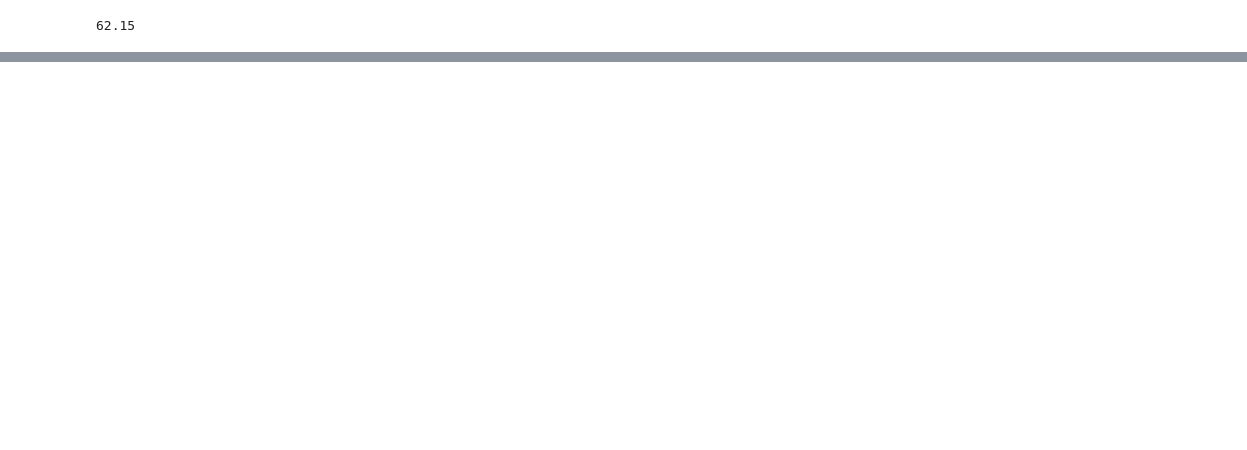
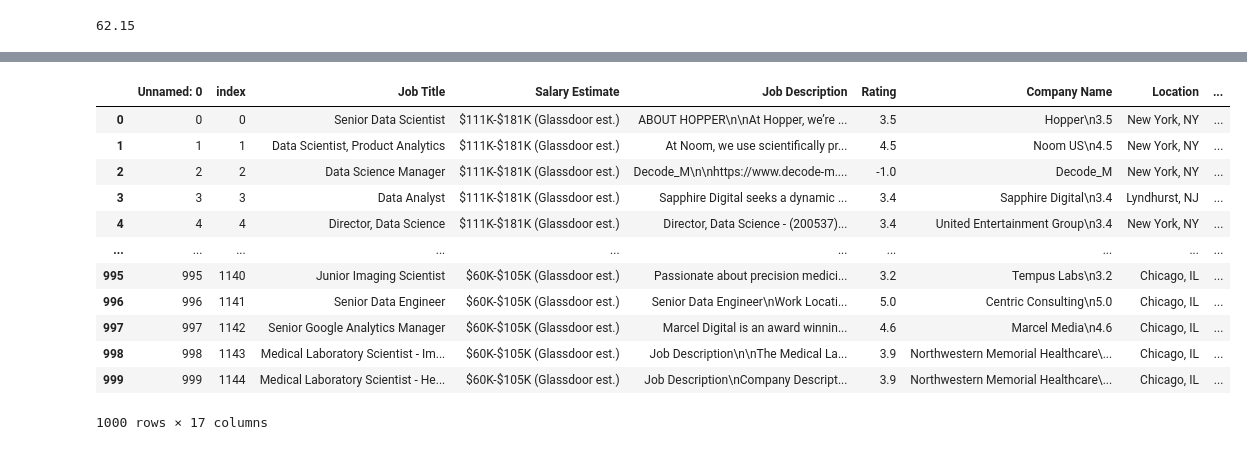
Before and after one commit to gaiakhouas/data_science_prediction_salary, a Jupyter notebook: index.ipynb, the cells around one changed output, grey strips where cells are left out. Drawn from its saved outputs; the diff is of its cells as text; code cells hidden in the pictures; blank space fills up the shorter version.

```diff
--- a/index.ipynb
+++ b/index.ipynb
@@ -104,0 +182,16 @@ ratio = round(((nb_nan / nb_data)*100), 2); ratio
+# %%
+df.head(1000)
+# %% [output]
+|  | Unnamed: 0 | index | Job Title | Salary Estimate | Job Description | Rating | Company Name | Location | ... |
+| 0 | 0 | 0 | Senior Data Scientist | $111K-$181K (Glassdoor est.) | ABOUT HOPPER\n\nAt Hopper, we’re ... | 3.5 | Hopper\n3.5 | New York, NY | ... |
+| 1 | 1 | 1 | Data Scientist, Product Analytics | $111K-$181K (Glassdoor est.) | At Noom, we use scientifically pr... | 4.5 | Noom US\n4.5 | New York, NY | ... |
+| 2 | 2 | 2 | Data Science Manager | $111K-$181K (Glassdoor est.) | Decode_M\n\nhttps://www.decode-m.... | -1.0 | Decode_M | New York, NY | ... |
+| 3 | 3 | 3 | Data Analyst | $111K-$181K (Glassdoor est.) | Sapphire Digital seeks a dynamic ... | 3.4 | Sapphire Digital\n3.4 | Lyndhurst, NJ | ... |
+| 4 | 4 | 4 | Director, Data Science | $111K-$181K (Glassdoor est.) | Director, Data Science - (200537)... | 3.4 | United Entertainment Group\n3.4 | New York, NY | ... |
+| ... | ... | ... | ... | ... | ... | ... | ... | ... | ... |
+| 995 | 995 | 1140 | Junior Imaging Scientist | $60K-$105K (Glassdoor est.) | Passionate about precision medici... | 3.2 | Tempus Labs\n3.2 | Chicago, IL | ... |
+| 996 | 996 | 1141 | Senior Data Engineer | $60K-$105K (Glassdoor est.) | Senior Data Engineer\nWork Locati... | 5.0 | Centric Consulting\n5.0 | Chicago, IL | ... |
+| 997 | 997 | 1142 | Senior Google Analytics Manager | $60K-$105K (Glassdoor est.) | Marcel Digital is an award winnin... | 4.6 | Marcel Media\n4.6 | Chicago, IL | ... |
+| 998 | 998 | 1143 | Medical Laboratory Scientist - Im... | $60K-$105K (Glassdoor est.) | Job Description\n\nThe Medical La... | 3.9 | Northwestern Memorial Healthcare\... | Chicago, IL | ... |
+| 999 | 999 | 1144 | Medical Laboratory Scientist - He... | $60K-$105K (Glassdoor est.) | Job Description\nCompany Descript... | 3.9 | Northwestern Memorial Healthcare\... | Chicago, IL | ... |
+1000 rows × 17 columns
```
Also changed, not shown: parts of 42 cells of this notebook, 2 other files.
